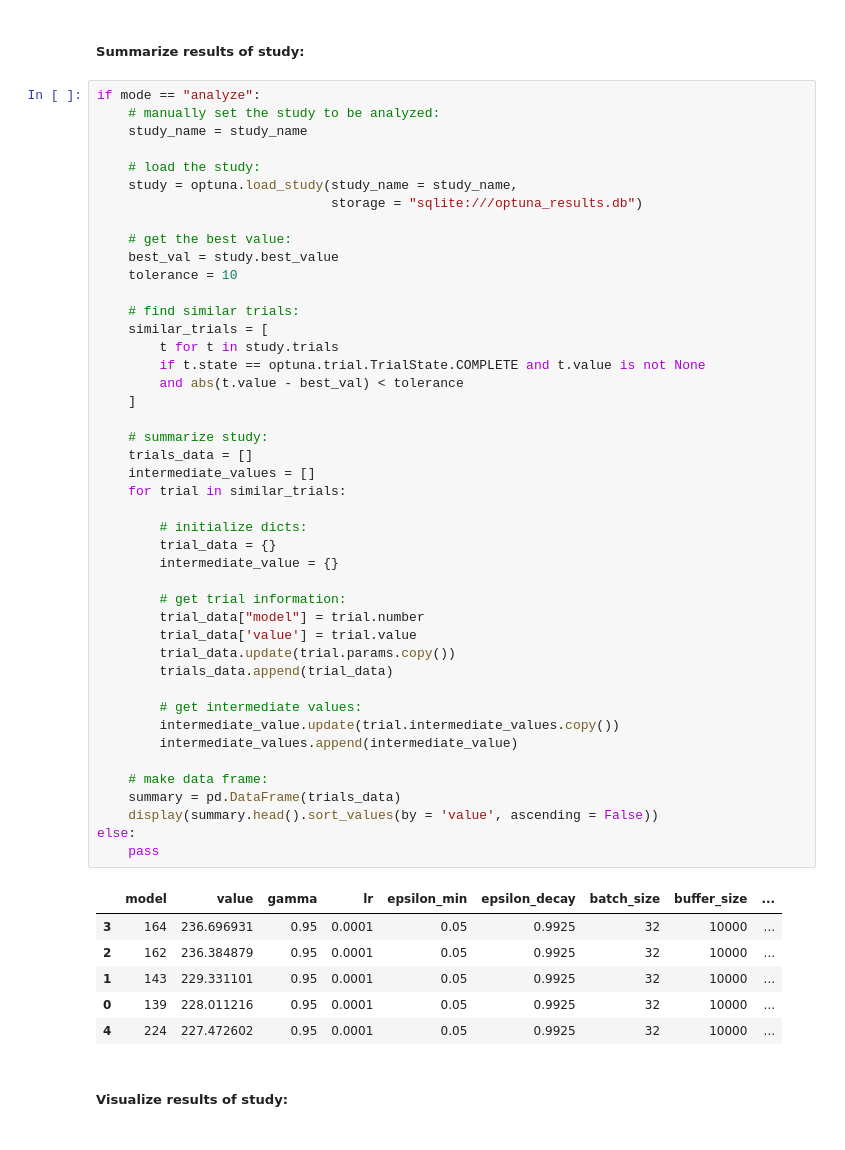
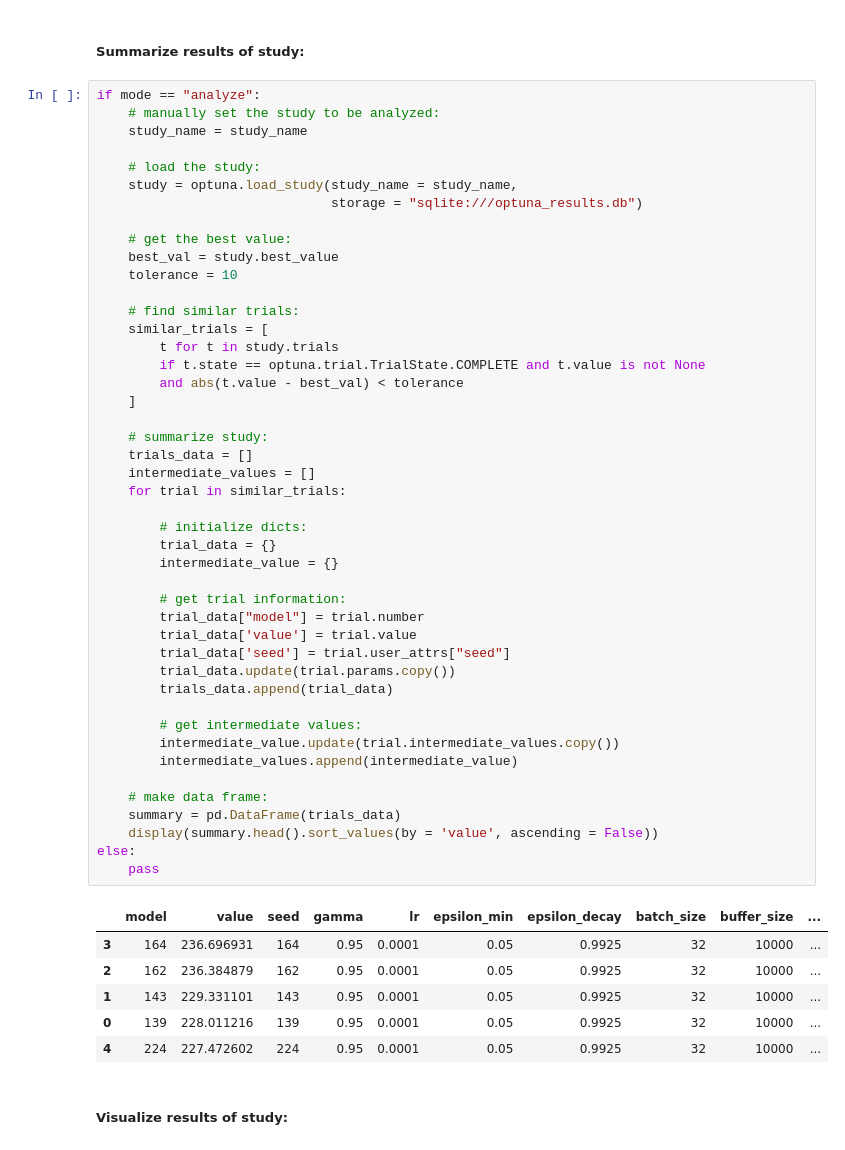
Before and after one commit to MattTidd/rl_experimentation, a Jupyter notebook: gymnasium_environments/cartpole/dqn/dqn_sweep.ipynb, the cells around one changed output. Drawn from its saved outputs; the diff is of its cells as text.

Commit message:
added seed to the trial summary

```diff
--- a/gymnasium_environments/cartpole/dqn/dqn_sweep.ipynb
+++ b/gymnasium_environments/cartpole/dqn/dqn_sweep.ipynb
@@ -404,39 +404,40 @@ if mode == "analyze":
         t for t in study.trials
         if t.state == optuna.trial.TrialState.COMPLETE and t.value is not None
         and abs(t.value - best_val) < tolerance
     ]
 
     # summarize study:
     trials_data = []
     intermediate_values = []
     for trial in similar_trials:
 
         # initialize dicts:
         trial_data = {}
         intermediate_value = {}
 
         # get trial information:
         trial_data["model"] = trial.number
         trial_data['value'] = trial.value
+        trial_data['seed'] = trial.user_attrs["seed"]
         trial_data.update(trial.params.copy())
         trials_data.append(trial_data)
 
         # get intermediate values:
         intermediate_value.update(trial.intermediate_values.copy())
         intermediate_values.append(intermediate_value)
 
     # make data frame:
     summary = pd.DataFrame(trials_data)
     display(summary.head().sort_values(by = 'value', ascending = False))
 else:
     pass
 # %% [output]
-|  | model | value | gamma | lr | epsilon_min | epsilon_decay | batch_size | buffer_size | ... |
-| 3 | 164 | 236.696931 | 0.95 | 0.0001 | 0.05 | 0.9925 | 32 | 10000 | ... |
-| 2 | 162 | 236.384879 | 0.95 | 0.0001 | 0.05 | 0.9925 | 32 | 10000 | ... |
-| 1 | 143 | 229.331101 | 0.95 | 0.0001 | 0.05 | 0.9925 | 32 | 10000 | ... |
-| 0 | 139 | 228.011216 | 0.95 | 0.0001 | 0.05 | 0.9925 | 32 | 10000 | ... |
-| 4 | 224 | 227.472602 | 0.95 | 0.0001 | 0.05 | 0.9925 | 32 | 10000 | ... |
+|  | model | value | seed | gamma | lr | epsilon_min | epsilon_decay | batch_size | buffer_size | ... |
+| 3 | 164 | 236.696931 | 164 | 0.95 | 0.0001 | 0.05 | 0.9925 | 32 | 10000 | ... |
+| 2 | 162 | 236.384879 | 162 | 0.95 | 0.0001 | 0.05 | 0.9925 | 32 | 10000 | ... |
+| 1 | 143 | 229.331101 | 143 | 0.95 | 0.0001 | 0.05 | 0.9925 | 32 | 10000 | ... |
+| 0 | 139 | 228.011216 | 139 | 0.95 | 0.0001 | 0.05 | 0.9925 | 32 | 10000 | ... |
+| 4 | 224 | 227.472602 | 224 | 0.95 | 0.0001 | 0.05 | 0.9925 | 32 | 10000 | ... |
 # %% [markdown]
 ##### Visualize results of study:
 # %%
```
Also changed, not shown: parts of 1 cell of this notebook.
